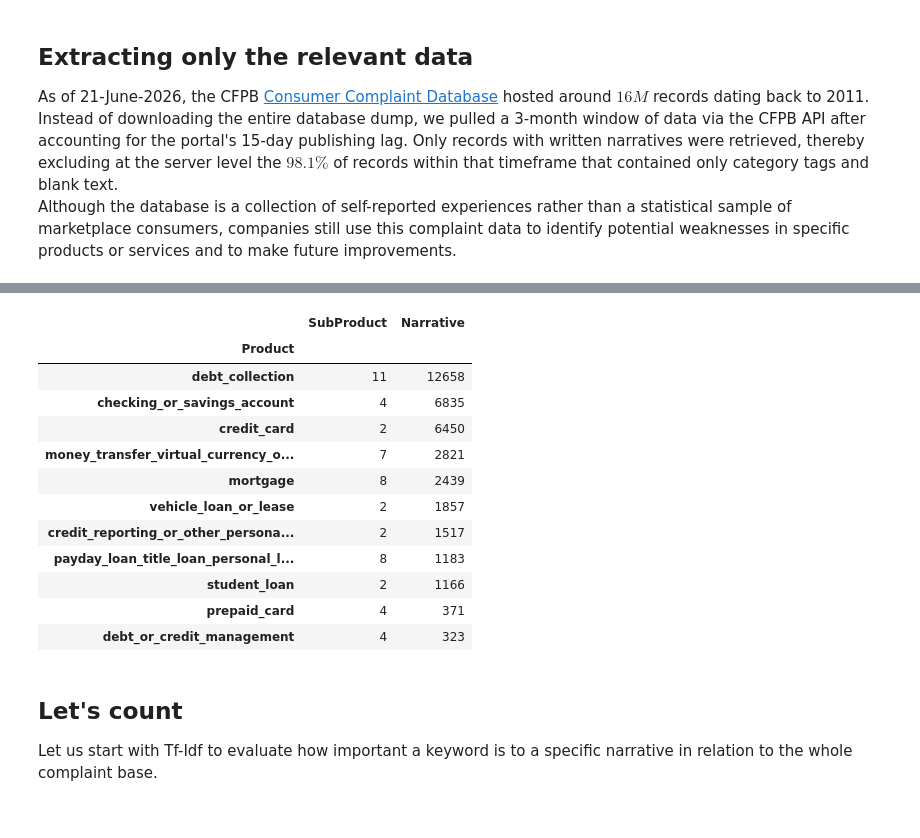
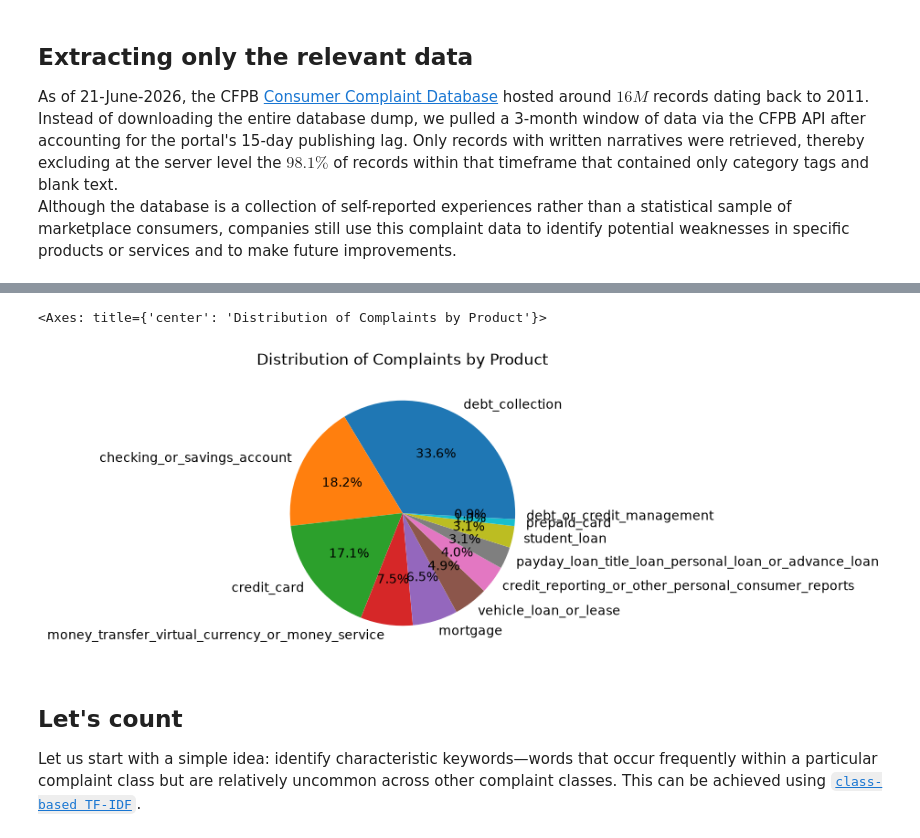
Before and after one commit to idnantimar/CFPB-Customer_Complaint_Analysis-beyond-classifiers, a Jupyter notebook: Customer Complaint Analysis.ipynb, the cells around one changed output, grey strips where cells are left out. Cells and saved outputs as stored; diff of their text form; code cells hidden in the pictures.

```diff
--- a/Customer Complaint Analysis.ipynb
+++ b/Customer Complaint Analysis.ipynb
@@ -69,0 +41,6 @@ memory usage: 48.5 MB
+# %%
+from my_scripts import preprocessing
+
+Data_Narrative,MASK_Names = preprocessing.clean_text(Source_file)
+print(f'''#n_rows: {Data_Narrative.shape[0]}\nmin_date: {Data_Narrative["DateReceived"].min()}\nmax_date: {Data_Narrative["DateReceived"].max()} ''')
+Data_Narrative.info()
@@ -70,27 +64,22 @@ memory usage: 48.5 MB
 # %%
 Summary = pd.pivot_table(Data_Narrative,
     index="Product",
     aggfunc={
         "SubProduct":'nunique',
         "Narrative":'count'
     },
     sort=False
 ).sort_values("Narrative",ascending=False)
-Summary
+Summary["Narrative"].plot(
+    kind="pie",
+    autopct="%.1f%%",
+    ylabel="",
+    title="Distribution of Complaints by Product",
+    figsize=(4,4),
+)
 # %% [output]
-|  | SubProduct | Narrative |
-| Product |  |  |
-| debt_collection | 11 | 12658 |
-| checking_or_savings_account | 4 | 6835 |
-| credit_card | 2 | 6450 |
-| money_transfer_virtual_currency_o... | 7 | 2821 |
-| mortgage | 8 | 2439 |
-| vehicle_loan_or_lease | 2 | 1857 |
-| credit_reporting_or_other_persona... | 2 | 1517 |
-| payday_loan_title_loan_personal_l... | 8 | 1183 |
-| student_loan | 2 | 1166 |
-| prepaid_card | 4 | 371 |
-| debt_or_credit_management | 4 | 323 |
+<Axes: title={'center': 'Distribution of Complaints by Product'}>
+[figure, added]
 # %% [markdown]
 ## Let's count
-Let us start with Tf-Idf to evaluate how important a keyword is to a specific narrative in relation to the whole complaint base.
+Let us start with a simple idea: identify characteristic keywords—words that occur frequently within a particular complaint class but are relatively uncommon across other complaint classes. This can be achieved using [`class-based TF-IDF`](https://www.maartengrootendorst.com/blog/ctfidf/).
```
Also changed, not shown: parts of 12 cells of this notebook.
